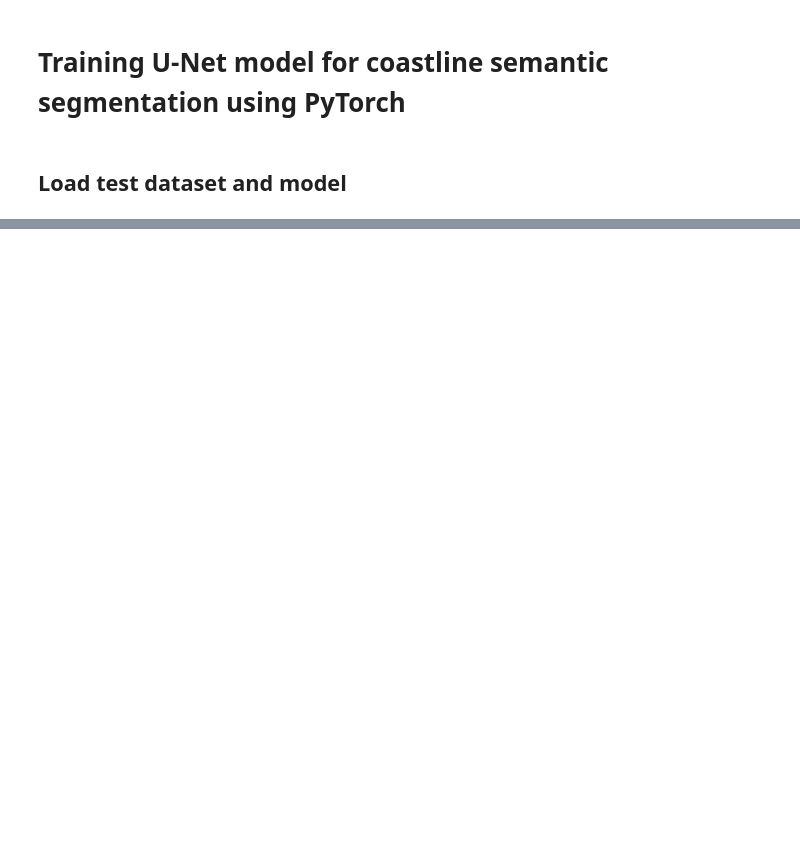
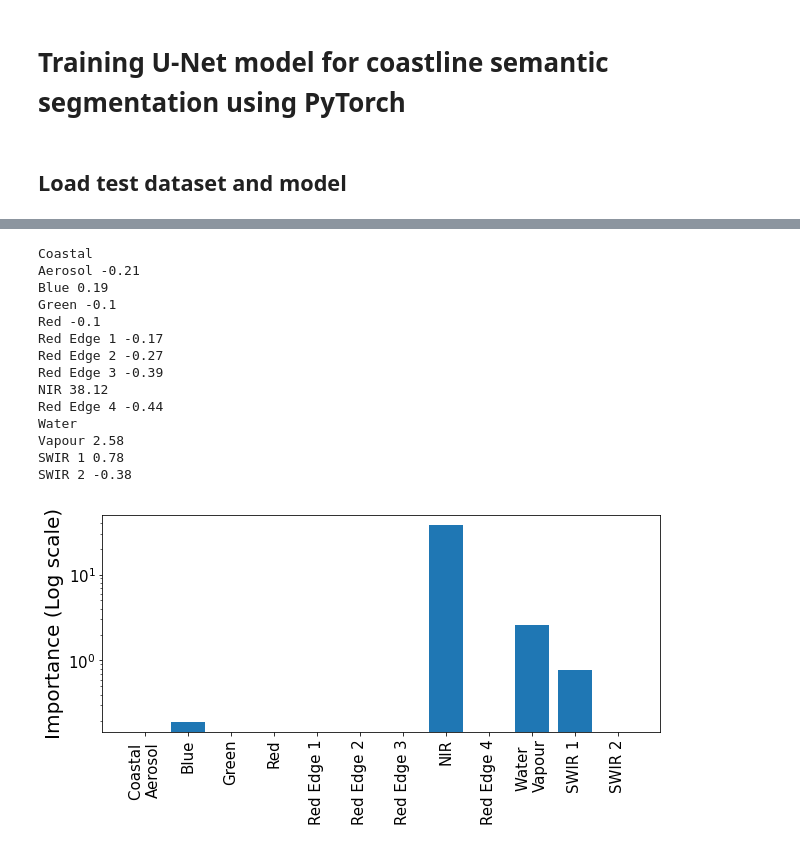
Before and after one commit to conorosully/interpreting-coastline-unet, a Jupyter notebook: src/interpret_unet.ipynb, the cells around one changed output, grey strips where cells are left out. Drawn from its saved outputs; the diff is of its cells as text; code cells hidden in the pictures; blank space fills up the shorter version.

```diff
--- a/src/interpret_unet.ipynb
+++ b/src/interpret_unet.ipynb
@@ -23,5 +23,7 @@ from torchvision import transforms
 from torch.utils.data import DataLoader
 
 from train_unet import * #load dataset and model classes
+import importlib
+import utils
 
-fig_path = '/Users/conorosullivan/Google Drive/My Drive/UCD/research/Interpreting UNet/Figures/{}.png'
+base_path = '/Users/conorosullivan/Google Drive/My Drive/UCD/research/Interpreting UNet/'
@@ -399,0 +236,51 @@ class unet(nn.Module):
+# %%
+# Calculate permutation importance
+n = 5
+rows = []
+
+accuracy = eval.get_perm_accuracy([])
+rows.append([str([]),0,accuracy])
+
+for bands in perm_bands:
+    print(bands,end=" ")
+    for i in range(n):
+        accuracy = eval.get_perm_accuracy(bands)
+        row = [str(bands),i,accuracy]
+        rows.append(row)
+
+        print(i,end=" ")
+
+    print()
+
+df_metrics = pd.DataFrame(rows,columns = ['Bands',"Perm","Accuracy"])
+df_metrics.to_csv(base_path+ 'Metrics_28MAR23.csv',index=False)
+df_metrics.head()
+# %%
+# Plot permutation importance for individual bands
+df_metrics = pd.read_csv(base_path+ 'Metrics_28MAR23.csv')
+mean = df_metrics[['Bands','Accuracy']].groupby(["Bands"], sort=False ).mean().reset_index()
+
+orginal_accuracy = mean['Accuracy'].values[0]
+bands = mean['Accuracy'].values[1:13]
+importance = [(orginal_accuracy-b)*100 for b in bands]
+
+for i,imp in enumerate(importance):
+    print(channels_[i],np.round(imp,2))
+
+eval.plot_importance(importance,channels_,label="Importance (Log scale)",save="Perm_importance")
+# %% [output]
+Coastal
+Aerosol -0.21
+Blue 0.19
+Green -0.1
+Red -0.1
+Red Edge 1 -0.17
+Red Edge 2 -0.27
+Red Edge 3 -0.39
+NIR 38.12
+Red Edge 4 -0.44
+Water
+Vapour 2.58
+SWIR 1 0.78
+SWIR 2 -0.38
+[figure, added]
```
Also changed, not shown: parts of 39 cells of this notebook, 2 other files.
